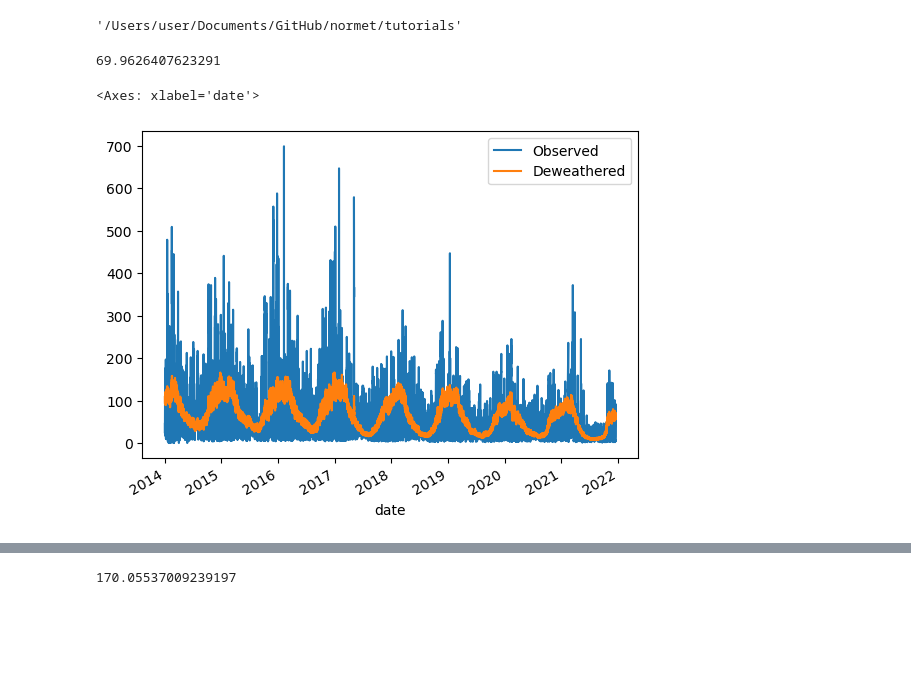
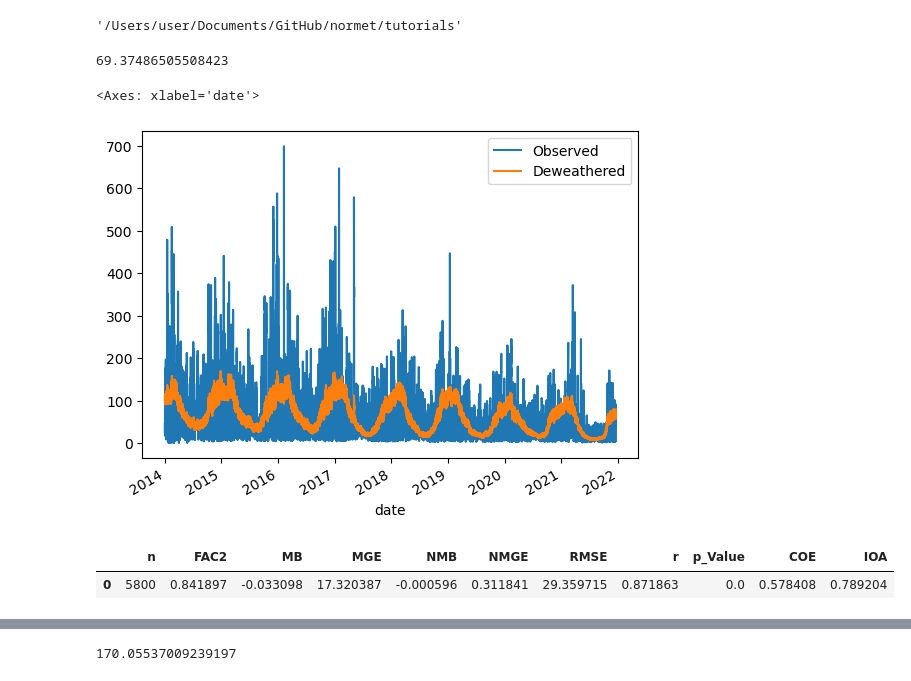
Before and after one commit to m-edal/normet, a Jupyter notebook: tutorials/Case1_autodeweather.ipynb, the cells around one changed output, grey strips where cells are left out. Saved outputs shown, nothing was run; the diff lists cells and outputs as text; code cells hidden in the pictures; blank space fills up the shorter version.

```diff
--- a/tutorials/Case1_autodeweather.ipynb
+++ b/tutorials/Case1_autodeweather.ipynb
@@ -19,7 +19,7 @@ import normet.autodew as ad
 all_features=['date_unix','day_julian', 'weekday', 'hour','ws', 'wd','air_temp', 'atmos_pres', 'dew_point', 'RH','blh']
 # %%
 date_start = time.time()
-df_dew=ad.do_all(df, value='PM2.5',
+df_dew,modstat=ad.do_all(df, value='PM2.5',
                      feature_names=all_features,
               split_method = 'random',time_budget=60,
                      variables_sample=['ws', 'wd','air_temp', 'atmos_pres', 'dew_point', 'RH','blh'],
@@ -27,12 +27,17 @@ df_dew=ad.do_all(df, value='PM2.5',
 date_post_training = time.time()
 date_post_training-date_start
 # %% [output]
-69.9626407623291
+69.37486505508423
 # %%
 df_dew.plot()
 # %% [output]
 <Axes: xlabel='date'>
-[figure, old version]
+[figure, new version]
+# %%
+modstat
+# %% [output]
+|  | n | FAC2 | MB | MGE | NMB | NMGE | RMSE | r | p_Value | COE | IOA |
+| 0 | 5800 | 0.841897 | -0.033098 | 17.320387 | -0.000596 | 0.311841 | 29.359715 | 0.871863 | 0.0 | 0.578408 | 0.789204 |
 # %%
 df=pd.read_csv(r'./normet/datasets/testing_data.csv',parse_dates=['date'])
 df=ad.prepare_data(df, value='PM2.5', split_method = 'random',na_rm=False, replace=False, fraction=0.75)
```
Also changed, not shown: 5 other files.
